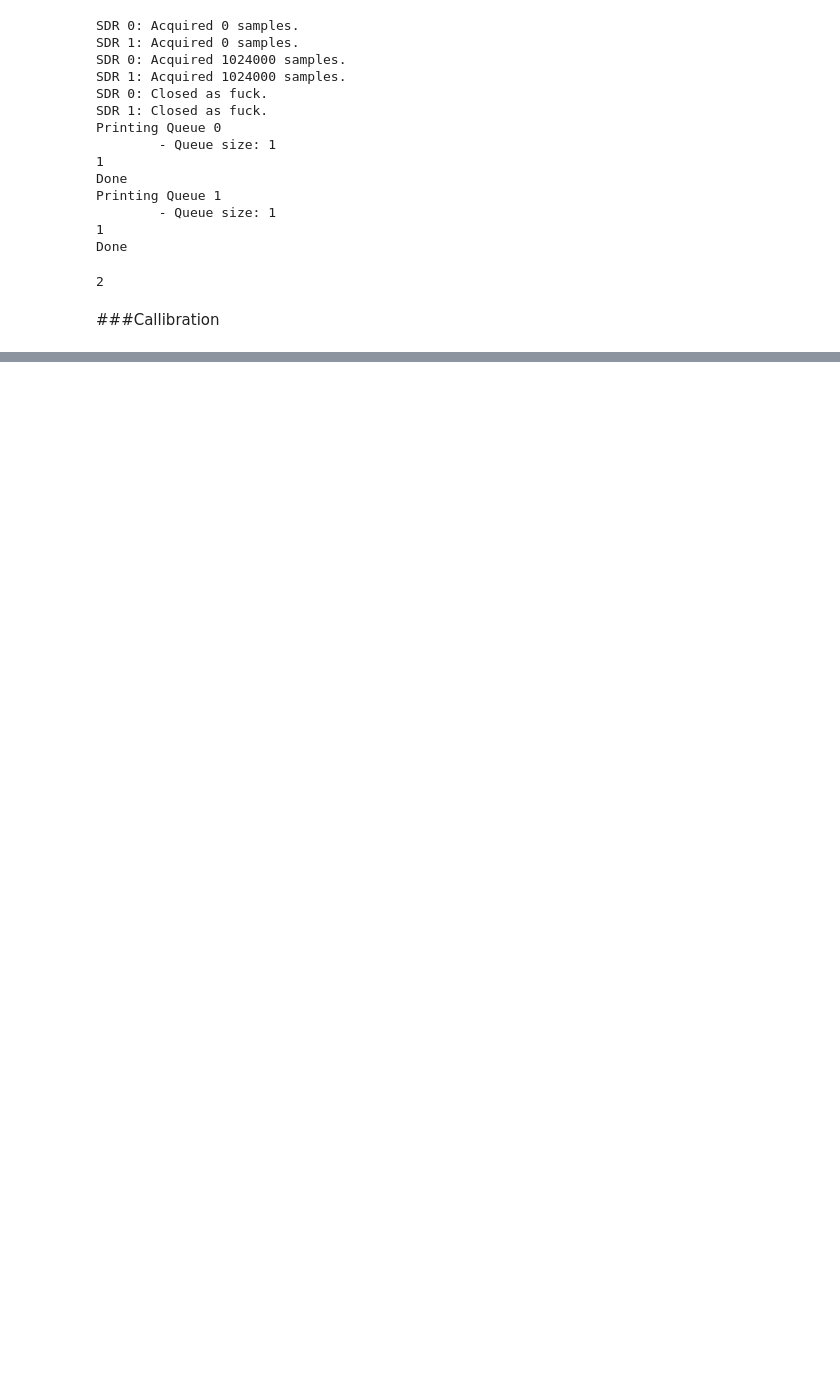
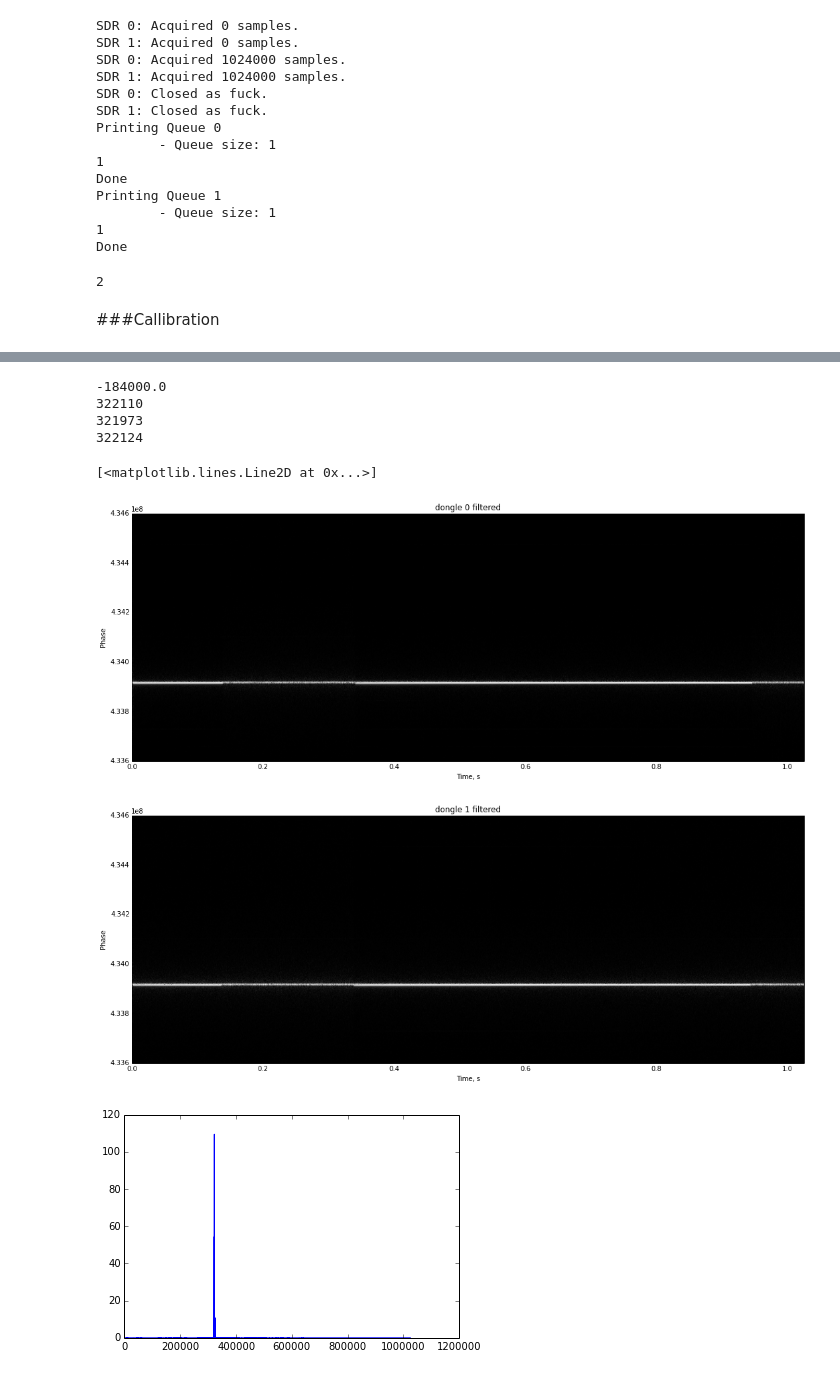
Before and after one commit to auroracramer/phasedarraylocalization, a Jupyter notebook: Final Test.ipynb, the cells around one changed output, grey strips where cells are left out. Drawn from its saved outputs; the diff is of its cells as text; code cells hidden in the pictures; blank space fills up the shorter version.

```diff
--- a/Final Test.ipynb
+++ b/Final Test.ipynb
@@ -258,31 +304,47 @@ plt.title('Received chirp second signal')
 # %%
 taps = 685
-# taps = 700
-
-mod_val = -0.016e6 #0.04e6 #-0.3e6
-h = sp.signal.firwin(taps, 1/fs)
+#taps = 700
+f0 = 433.916e6#905.043e6
+mod_val = f0 - fc #0.04e6 #-0.3e6
+print mod_val
+h = sp.signal.firwin(taps, 0.5/fs)
 t = np.arange(taps) * (1/fs)
-mod = exp(-1j*2*pi*mod_val*t)
+mod = exp(1j*2*pi*mod_val*t)
 h = h*mod
 
 filt_y0 = signal.fftconvolve(y0, h)
 filt_y1 = signal.fftconvolve(y1, h)
+
+trunc_y0 = filt_y0[int(len(h)/2):-(int(len(h)/2))]
+trunc_y1 = filt_y1[int(len(h)/2):-(int(len(h)/2))]
+
+assert trunc_y0.size == y0.size
+assert trunc_y1.size == y1.size
 
 myspectrogram_hann_ovlp(filt_y0, m, fs, fc,dbf = 63)
 title('dongle 0 filtered')
 myspectrogram_hann_ovlp(filt_y1, m, fs, fc,dbf = 63)
 title('dongle 1 filtered')
 
 freq0 = np.fft.fftshift(np.fft.fft(filt_y0))
 freq1 = np.fft.fftshift(np.fft.fft(filt_y1))
 figure()
 plt.plot(abs(freq0))
 figure()
 plt.plot(abs(freq1))
 
 print abs(freq0).tolist().index(max(abs(freq0)))
 print abs(freq1).tolist().index(max(abs(freq1)))
 print (abs(freq0)-abs(freq1)).tolist().index(max(abs(freq0)-abs(freq1)))
 
 figure()
 plt.plot((abs(freq0)-abs(freq1))) #[225000:275000]
+# %% [output]
+-184000.0
+322110
+321973
+322124
+[<matplotlib.lines.Line2D at 0x...>]
+[figure, added]
+[figure, added]
+[figure, added]
```
Also changed, not shown: parts of 18 cells of this notebook.
